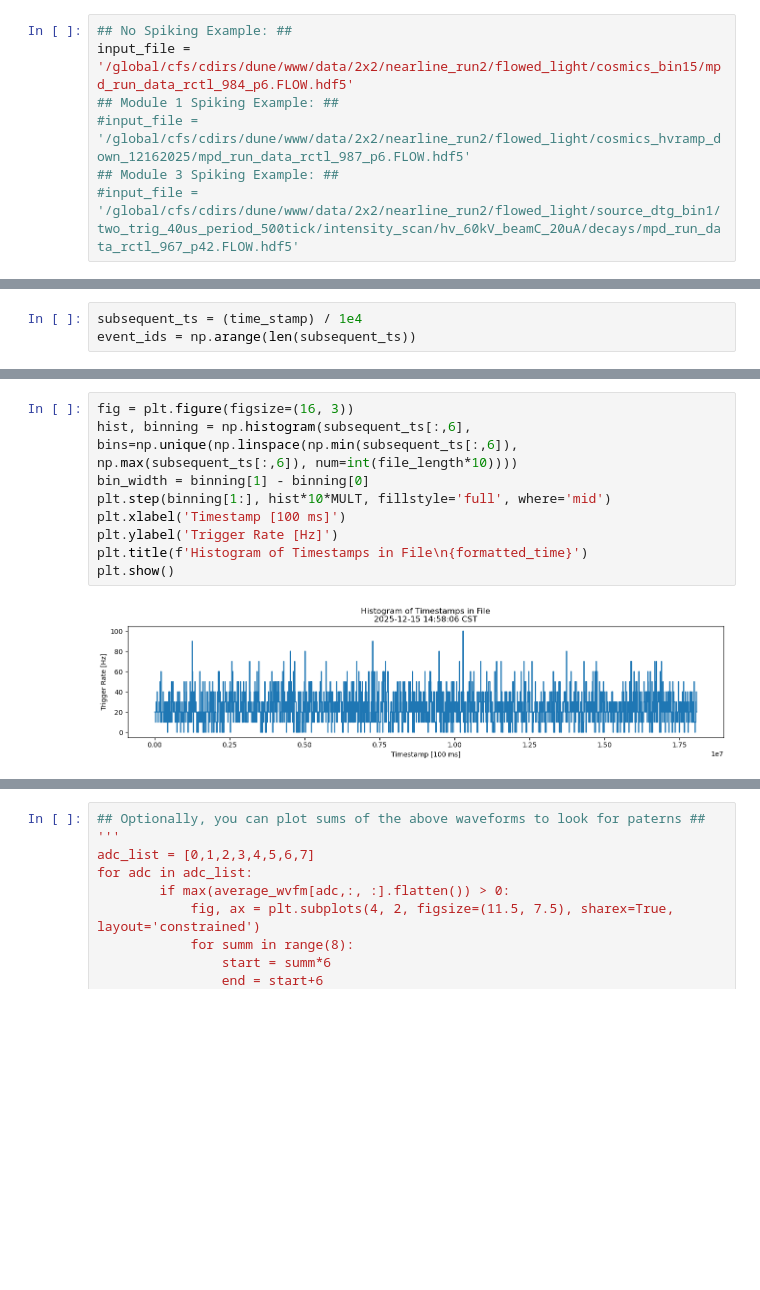
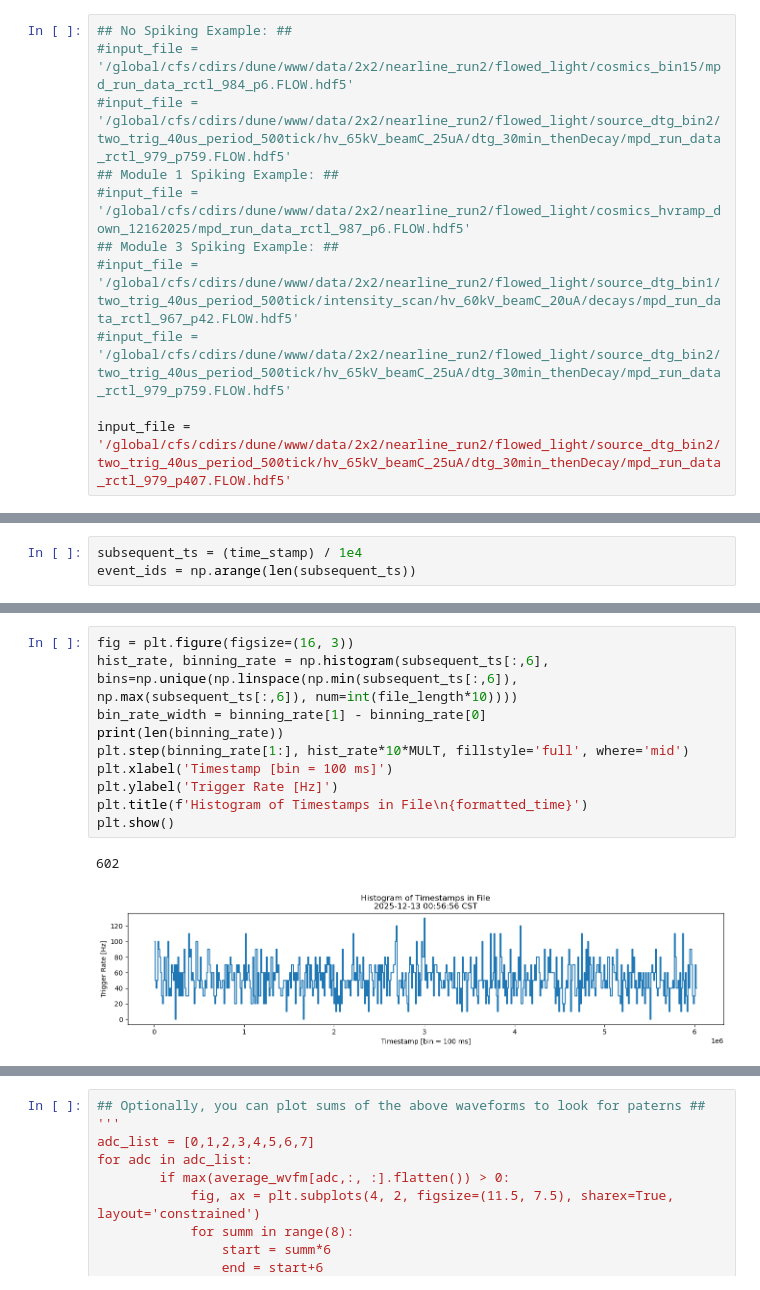
Before and after one commit to AWh1t3/2x2_LRS_OperatingScripts, a Jupyter notebook: HVRamp_Monitoring/Ramp_monitoring.ipynb, the cells around one changed output, grey strips where cells are left out. Drawn from its saved outputs; the diff is of its cells as text; blank space fills up the shorter version.

```diff
--- a/HVRamp_Monitoring/Ramp_monitoring.ipynb
+++ b/HVRamp_Monitoring/Ramp_monitoring.ipynb
@@ -35,10 +39,14 @@ rasterize_plots()
 # %%
 ## No Spiking Example: ##
-input_file = '/global/cfs/cdirs/dune/www/data/2x2/nearline_run2/flowed_light/cosmics_bin15/mpd_run_data_rctl_984_p6.FLOW.hdf5'
+#input_file = '/global/cfs/cdirs/dune/www/data/2x2/nearline_run2/flowed_light/cosmics_bin15/mpd_run_data_rctl_984_p6.FLOW.hdf5'
+#input_file = '/global/cfs/cdirs/dune/www/data/2x2/nearline_run2/flowed_light/source_dtg_bin2/two_trig_40us_period_500tick/hv_65kV_beamC_25uA/dtg_30min_thenDecay/mpd_run_data_rctl_979_p759.FLOW.hdf5'
 ## Module 1 Spiking Example: ##
 #input_file = '/global/cfs/cdirs/dune/www/data/2x2/nearline_run2/flowed_light/cosmics_hvramp_down_12162025/mpd_run_data_rctl_987_p6.FLOW.hdf5'
 ## Module 3 Spiking Example: ##
 #input_file = '/global/cfs/cdirs/dune/www/data/2x2/nearline_run2/flowed_light/source_dtg_bin1/two_trig_40us_period_500tick/intensity_scan/hv_60kV_beamC_20uA/decays/mpd_run_data_rctl_967_p42.FLOW.hdf5'
+#input_file = '/global/cfs/cdirs/dune/www/data/2x2/nearline_run2/flowed_light/source_dtg_bin2/two_trig_40us_period_500tick/hv_65kV_beamC_25uA/dtg_30min_thenDecay/mpd_run_data_rctl_979_p759.FLOW.hdf5'
+
+input_file = '/global/cfs/cdirs/dune/www/data/2x2/nearline_run2/flowed_light/source_dtg_bin2/two_trig_40us_period_500tick/hv_65kV_beamC_25uA/dtg_30min_thenDecay/mpd_run_data_rctl_979_p407.FLOW.hdf5'
 # %%
 ## define system constants ##
 SAMPLE_RATE = 0.016 # us
@@ -108,14 +136,16 @@ event_ids = np.arange(len(subsequent_ts))
 # %%
 fig = plt.figure(figsize=(16, 3))
-hist, binning = np.histogram(subsequent_ts[:,6], bins=np.unique(np.linspace(np.min(subsequent_ts[:,6]), np.max(subsequent_ts[:,6]), num=int(file_length*10))))
-bin_width = binning[1] - binning[0]
-plt.step(binning[1:], hist*10*MULT, fillstyle='full', where='mid')
-plt.xlabel('Timestamp [100 ms]')
+hist_rate, binning_rate = np.histogram(subsequent_ts[:,6], bins=np.unique(np.linspace(np.min(subsequent_ts[:,6]), np.max(subsequent_ts[:,6]), num=int(file_length*10))))
+bin_rate_width = binning_rate[1] - binning_rate[0]
+print(len(binning_rate))
+plt.step(binning_rate[1:], hist_rate*10*MULT, fillstyle='full', where='mid')
+plt.xlabel('Timestamp [bin = 100 ms]')
 plt.ylabel('Trigger Rate [Hz]')
 plt.title(f'Histogram of Timestamps in File\n{formatted_time}')
 plt.show()
 # %% [output]
+602
-[figure, old version]
+[figure, new version]
 # %%
 reset_times = (file["light/events/data"]['tai_ns'][1:] - file["light/events/data"]['tai_ns'][:-1]) / 1e3 # put it in us
 fig = plt.figure(figsize=(12, 3))
```
Also changed, not shown: parts of 16 cells of this notebook.
